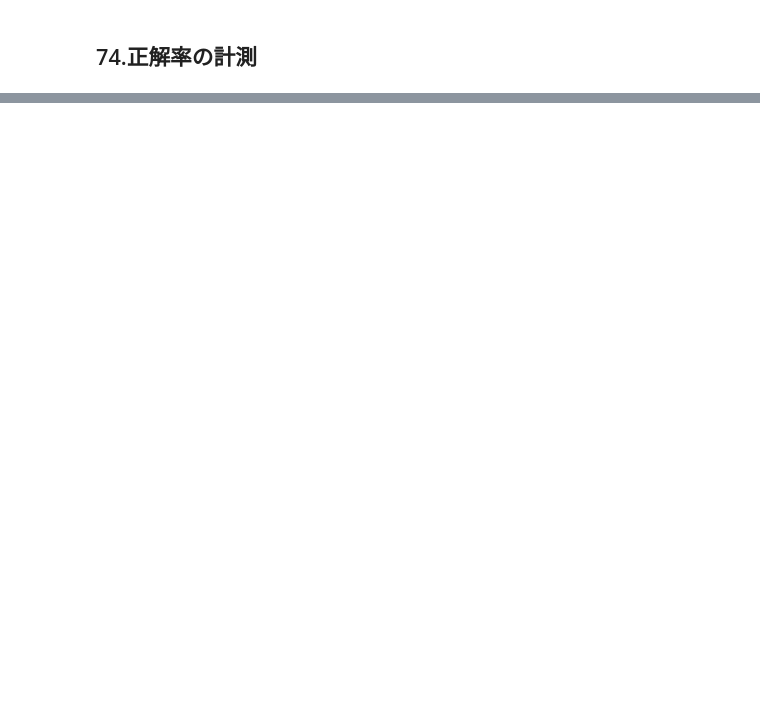
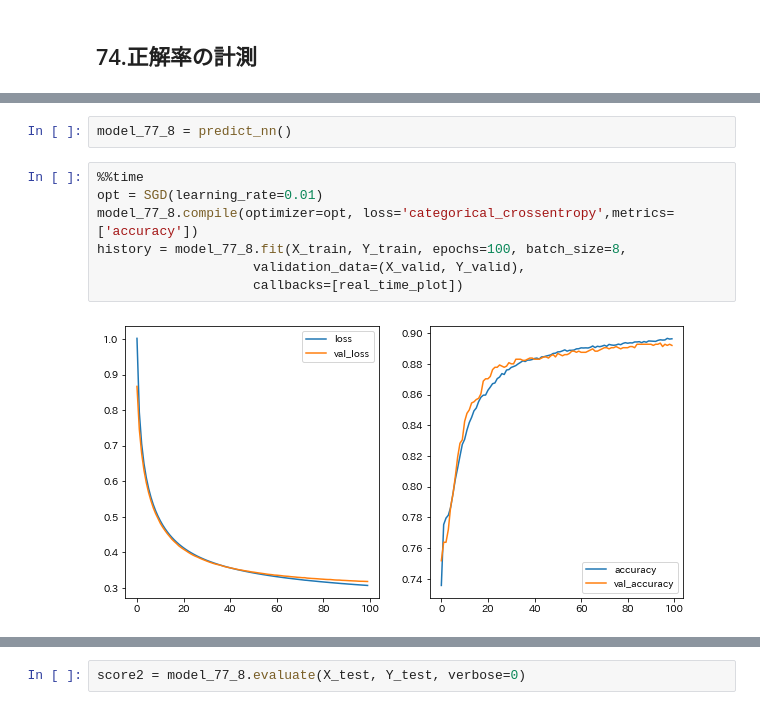
Before and after one commit to reonyanarticle/100pon_nock_2020, a Jupyter notebook: ch8.ipynb, the cells around one changed output, grey strips where cells are left out. Cells and saved outputs as stored; diff of their text form; blank space fills up the shorter version.

```diff
--- a/ch8.ipynb
+++ b/ch8.ipynb
@@ -304,0 +449,11 @@ print('Test accuracy:{0}'.format(score[1]))
+# %%
+model_77_8 = predict_nn()
+# %%
+%%time
+opt = SGD(learning_rate=0.01)
+model_77_8.compile(optimizer=opt, loss='categorical_crossentropy',metrics=['accuracy'])
+history = model_77_8.fit(X_train, Y_train, epochs=100, batch_size=8,
+                    validation_data=(X_valid, Y_valid),
+                    callbacks=[real_time_plot])
+# %% [output]
+[figure, added]
@@ -304,0 +463,2 @@ print('Test accuracy:{0}'.format(score[1]))
+# %%
+score2 = model_77_8.evaluate(X_test, Y_test, verbose=0)
```
Also changed, not shown: parts of 57 cells of this notebook.
